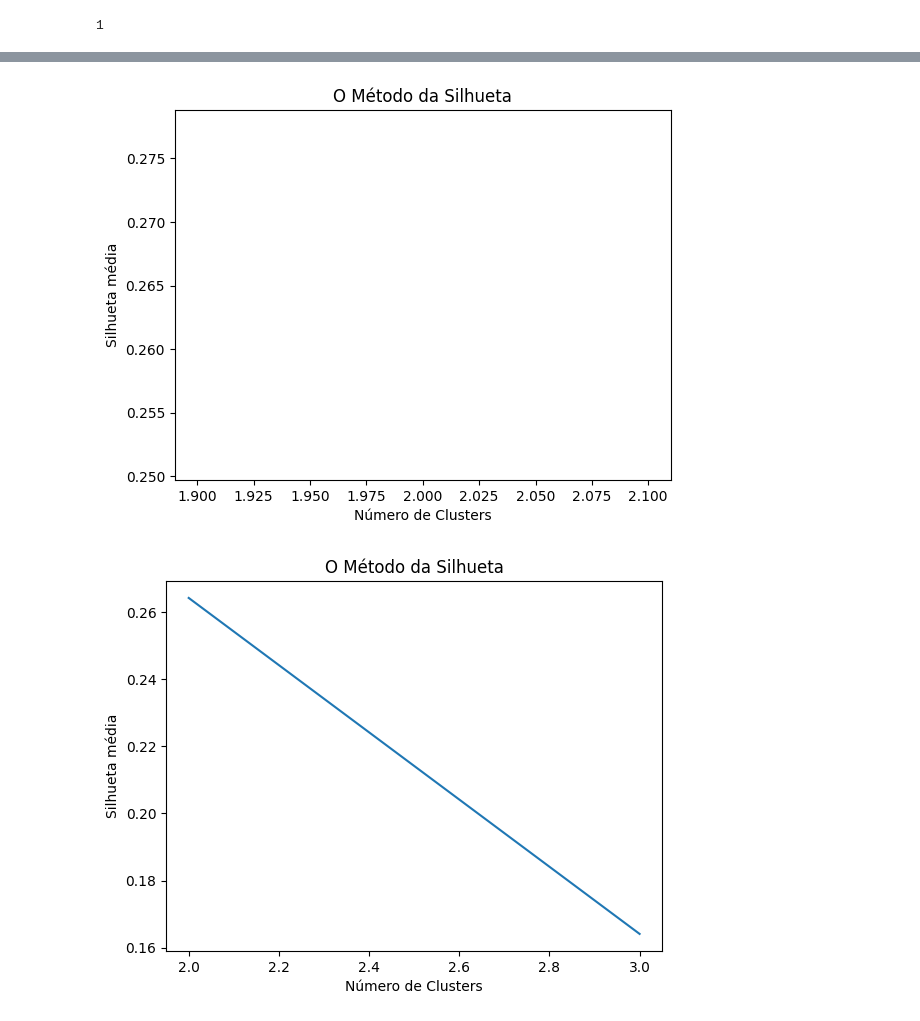
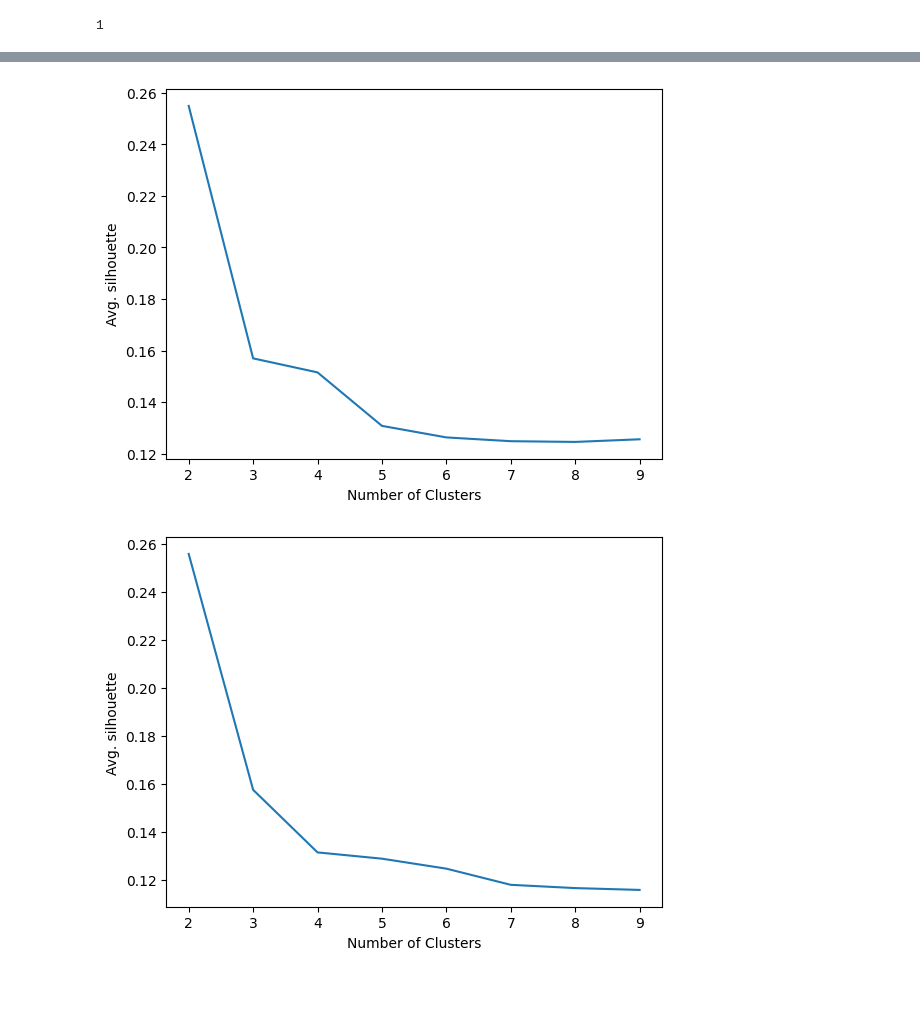
Before and after one commit to felipemaiapolo/efficbench, a Jupyter notebook: plots.ipynb, the cells around one changed output, grey strips where cells are left out. Saved outputs shown, nothing was run; the diff lists cells and outputs as text; code cells hidden in the pictures; blank space fills up the shorter version.

```diff
--- a/plots.ipynb
+++ b/plots.ipynb
@@ -104,3 +33,0 @@ result = 'results'
-# %%
-bench='lb'
-splits
@@ -177,7 +34,3 @@ benchs = ['lb', 'mmlu', 'helm', 'alpaca','mmlu_fields']
-# %%
-agg = 'leaderboard'
-results = 'acc'
-agg_metric = 'avg' #'std'
 # %%
 table_avg = {}
 table_std = {}
@@ -305,14 +179,18 @@ else: raise NotImplementedError
 # %%
-plt.figure(figsize=(6,3))
+plt.figure(figsize=(6,2.75))
 bench='mmlu_fields'
 # Iterate over your benchmarks
 for i, split in enumerate(splits):  # Replace `benchmarks` with your list of benchmarks
     # Plot on the ith subplot
     plt.subplot(1, 2, i+1)
+    if results == 'rank': ylabel='Spearman correlation \nfor LLMs ranking'
+    else: ylabel='score estimation error'
+
     plot_perf_lines(table_avg[bench][split], table_std[bench][split],
-                    title={'iid':'no shift', 'noniid':'shift (specialized LLMs)'}[split],
+                    title={'iid':'no distribution shift', 'noniid':'distribution shift (specialized LLMs)'}[split],
                     xlabel='number of seen items',
-                    ylabel='avg performance estimation error', ylim=ylim, legend=False, error_bar=True)
+                    ylabel=ylabel, ylim=ylim, legend=False, error_bar=True, show_ylabel=split=='iid')
     plt.tight_layout()
+plt.savefig(f'plots/mmlu_performance_specialized_models_{results}.png', bbox_inches='tight', dpi=400, transparent=True)
 plt.show()
 # %% [output]
@@ -464,0 +370,16 @@ plt.show()
+# %%
+sill = []
+
+for i in tqdm(range(2, 10)):
+    kmeans = KMeans(n_clusters = i, random_state=0, n_init='auto', verbose=0)
+    kmeans.fit(E)
+    cluster_labels = kmeans.predict(E)
+
+    sill.append(silhouette_score(E, cluster_labels))
+
+plt.plot(range(2, 2+i-1), sill)
+plt.xlabel('Number of Clusters')
+plt.ylabel('Avg. silhouette')
+plt.show()
+# %% [output]
+[figure, added]
@@ -465,18 +403,16 @@ plt.show()
 # %%
 sill = []
 
 for i in tqdm(range(2, 10)):
     kmeans = KMeans(n_clusters = i, random_state=0, n_init='auto', verbose=0)
-    kmeans.fit(E)
+    kmeans.fit(E, sample_weight=balance_weights)
     cluster_labels = kmeans.predict(E)
 
     sill.append(silhouette_score(E, cluster_labels))
 
-    plt.plot(range(2, 2+i-1), sill)
-    plt.title('O Método da Silhueta')
-    plt.xlabel('Número de Clusters')
-    plt.ylabel('Silhueta média')
-    plt.show()
+plt.plot(range(2, 2+i-1), sill)
+plt.xlabel('Number of Clusters')
+plt.ylabel('Avg. silhouette')
+plt.show()
 # %% [output]
-[figure, old version]
+[figure, new version]
-[figure, removed]
```
Also changed, not shown: parts of 40 cells of this notebook, 52 other files.
